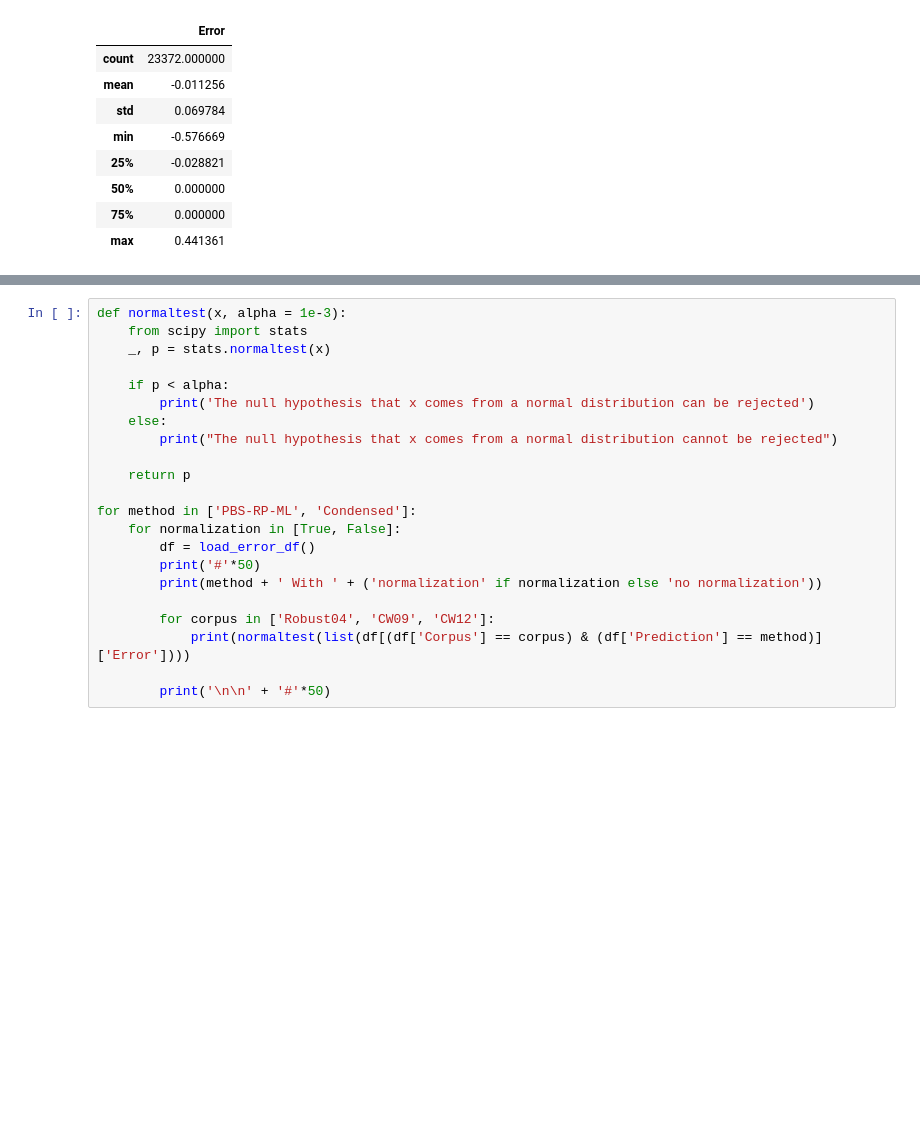
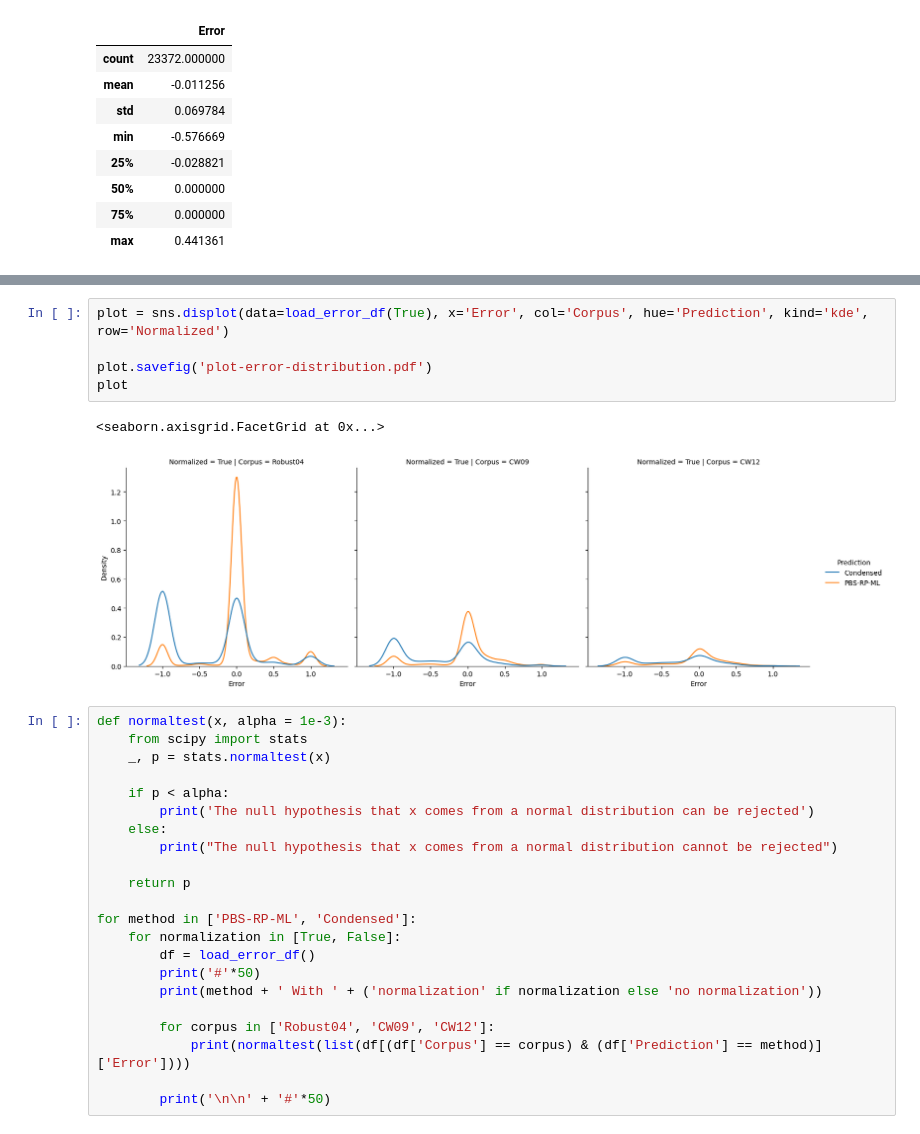
Before and after one commit to webis-de/ECIR-23, a Jupyter notebook: src/main/ipynb/plot-error-distribution.ipynb, the cells around one changed output, grey strips where cells are left out. Drawn from its saved outputs; the diff is of its cells as text; blank space fills up the shorter version.

```diff
--- a/src/main/ipynb/plot-error-distribution.ipynb
+++ b/src/main/ipynb/plot-error-distribution.ipynb
@@ -106,3 +213,11 @@ sns.displot(data=load_error_df(False), x='Error', col='Corpus', hue='Corpus', ki
+# %%
+plot = sns.displot(data=load_error_df(True), x='Error', col='Corpus', hue='Prediction', kind='kde', row='Normalized')
+
+plot.savefig('plot-error-distribution.pdf')
+plot
+# %% [output]
+<seaborn.axisgrid.FacetGrid at 0x...>
+[figure, added]
 # %%
 def normaltest(x, alpha = 1e-3):
     from scipy import stats
```
Also changed, not shown: parts of 6 cells of this notebook, 3 other files.
